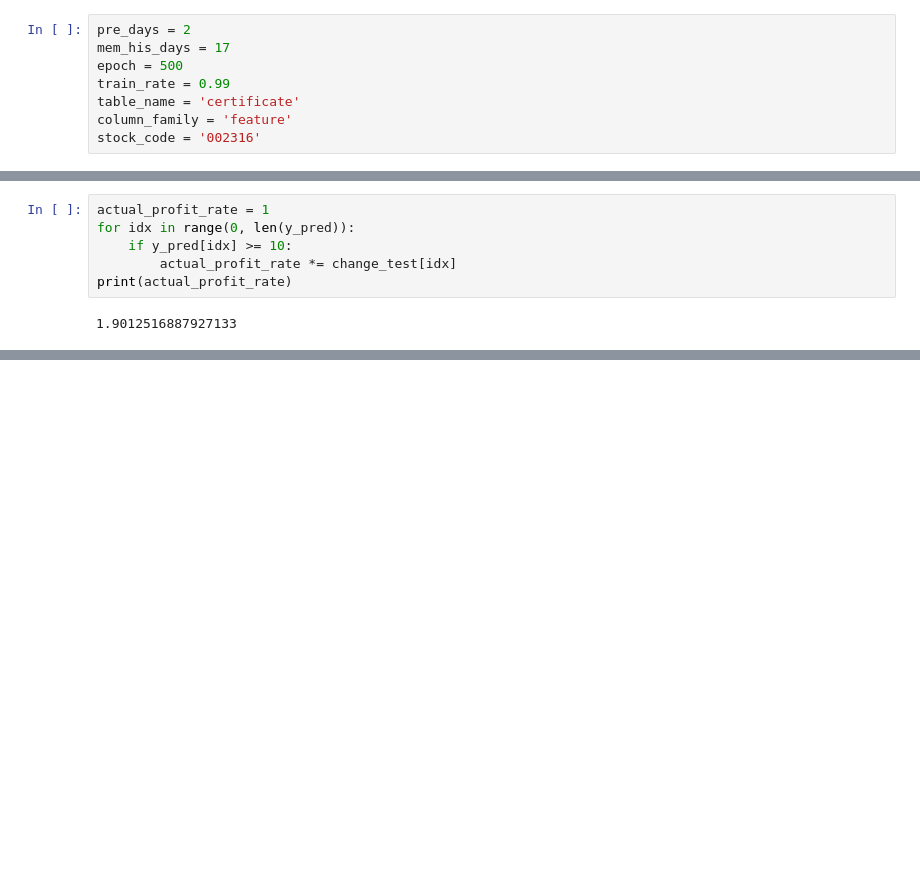
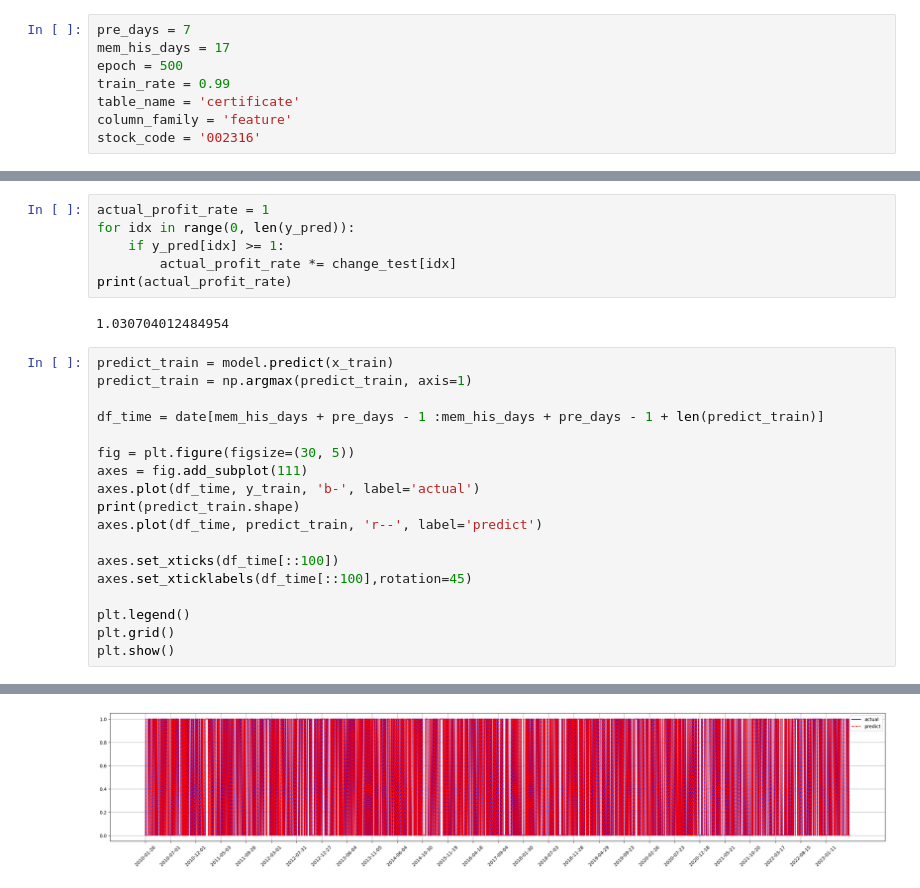
Before and after one commit to dmcgow/certificate, a Jupyter notebook: certificate_CNN.ipynb, the cells around one changed output, grey strips where cells are left out. Drawn from its saved outputs; the diff is of its cells as text; blank space fills up the shorter version.

```diff
--- a/certificate_CNN.ipynb
+++ b/certificate_CNN.ipynb
@@ -21,5 +15,5 @@ import datetime
 # %%
-pre_days = 2
+pre_days = 7
 mem_his_days = 17
 epoch = 500
 train_rate = 0.99
@@ -416,8 +370,27 @@ plt.show()
 # %%
 actual_profit_rate = 1
 for idx in range(0, len(y_pred)):
-    if y_pred[idx] >= 10:
+    if y_pred[idx] >= 1:
         actual_profit_rate *= change_test[idx]
 print(actual_profit_rate)
 # %% [output]
-1.9012516887927133
+1.030704012484954
+# %%
+predict_train = model.predict(x_train)
+predict_train = np.argmax(predict_train, axis=1)
+
+df_time = date[mem_his_days + pre_days - 1 :mem_his_days + pre_days - 1 + len(predict_train)]
+
+fig = plt.figure(figsize=(30, 5))
+axes = fig.add_subplot(111)
+axes.plot(df_time, y_train, 'b-', label='actual')
+print(predict_train.shape)
+axes.plot(df_time, predict_train, 'r--', label='predict')
+
+axes.set_xticks(df_time[::100])
+axes.set_xticklabels(df_time[::100],rotation=45)
+
+plt.legend()
+plt.grid()
+plt.show()
+# %% [output]
@@ -423,0 +399 @@ print(actual_profit_rate)
+[figure, added]
```
Also changed, not shown: parts of 18 cells of this notebook, 1 other file.
